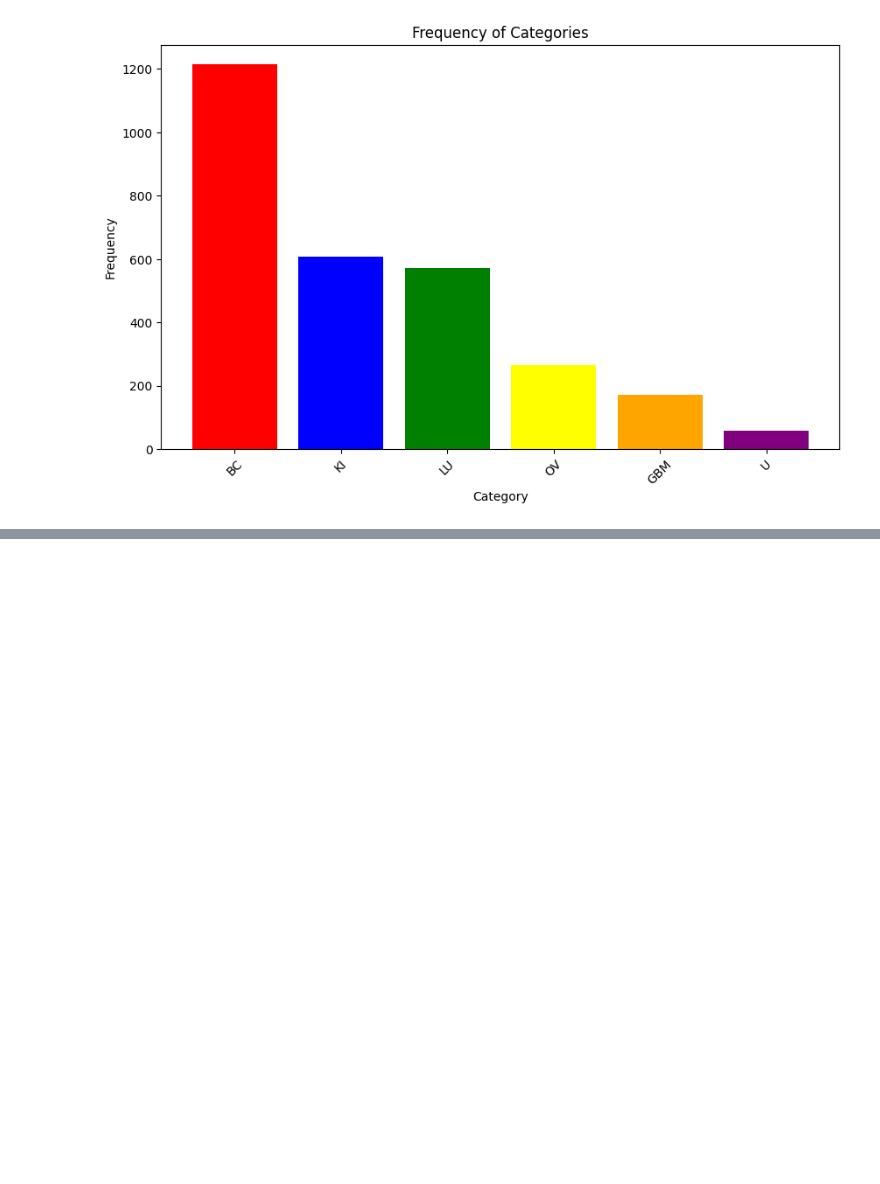
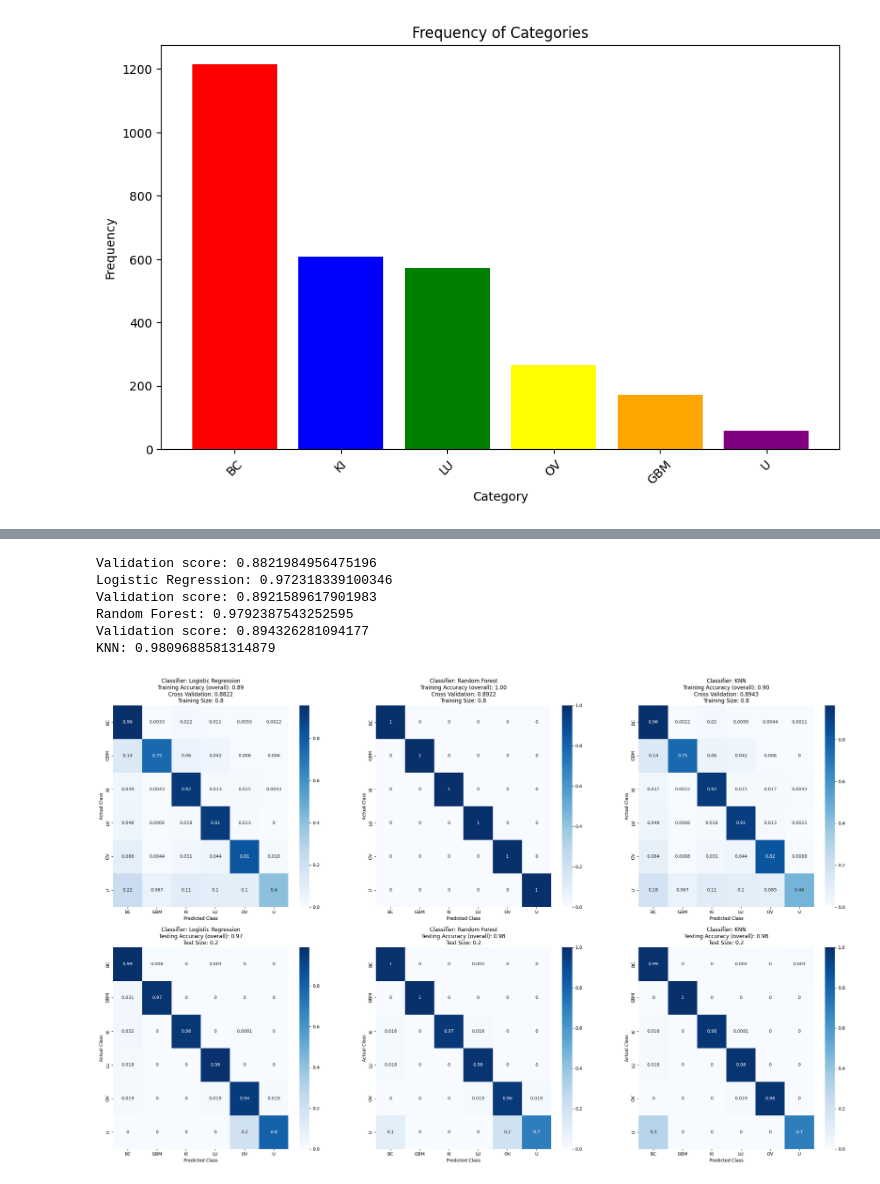
Before and after one commit to FelixJons/mve411-big-data-stats, a Jupyter notebook: assignment-1/per_class_notebook.ipynb, the cells around one changed output, grey strips where cells are left out. Cells and saved outputs as stored; diff of their text form; code cells hidden in the pictures; blank space fills up the shorter version.

```diff
--- a/assignment-1/per_class_notebook.ipynb
+++ b/assignment-1/per_class_notebook.ipynb
@@ -266,0 +266,61 @@ KNN: 0.9809688581314879
+# %%
+i = 0
+plt.figure(figsize=(30, 18))
+for name, clf in classifiers.items():
+    i += 1
+    X_train_copy = X_train.copy()
+    X_test_copy = X_test.copy()
+
+    if apply_anova:
+        anova = SelectKBest(f_classif, k=best_features[name][0])
+        X_train_copy = anova.fit_transform(X_train_copy, y_train)
+        X_test_copy = anova.transform(X_test_copy)
+
+    if apply_pca:
+        pca = PCA(n_components=best_components[name][0])
+        X_train_copy = pca.fit_transform(X_train_copy)
+        X_test_copy = pca.transform(X_test_copy)
+
+    ### Training Score###
+    cv_scores = cross_val_score(clf, X_train_copy, y_train, cv=kf)
+    clf.fit(X_train_copy, y_train)
+    y_pred_train = clf.predict(X_train_copy)
+    accuracy = accuracy_score(y_train, y_pred_train)
+    cm = confusion_matrix(y_train, y_pred_train, normalize="true")
+    class_labels = sorted(set(y_train))
+    print(f"Validation score: {np.mean(cv_scores)}")
+    plt.subplot(2, 3, i)
+    sns.heatmap(
+        cm, annot=True, cmap="Blues", xticklabels=class_labels, yticklabels=class_labels
+    )
+    plt.title(
+        f"Classifier: {name}\nTraining Accuracy (overall): {accuracy:.2f}\nCross Validation: {np.mean(cv_scores):.4f}\nTraining Size: {(1-test_set_size):.1f}"
+    )
+    plt.ylabel("Actual Class")
+    plt.xlabel("Predicted Class")
+
+    ### Test score ####
+    y_pred_test = clf.predict(X_test_copy)
+    accuracy = accuracy_score(y_test, y_pred_test)
+    cm = confusion_matrix(y_test, y_pred_test, normalize="true")
+    class_labels = sorted(set(y_test))
+    plt.subplot(2, 3, i+3)
+    sns.heatmap(
+        cm, annot=True, cmap="Blues", xticklabels=class_labels, yticklabels=class_labels
+    )
+    plt.title(
+        f"Classifier: {name}\nTesting Accuracy (overall): {accuracy:.2f}\nTest Size: {test_set_size}"
+    )
+    plt.ylabel("Actual Class")
+    plt.xlabel("Predicted Class")
+
+    print(f"{name}: {accuracy}")
+plt.show()
+# %% [output]
+Validation score: 0.8821984956475196
+Logistic Regression: 0.972318339100346
+Validation score: 0.8921589617901983
+Random Forest: 0.9792387543252595
+Validation score: 0.894326281094177
+KNN: 0.9809688581314879
+[figure, added]
```
Also changed, not shown: parts of 4 cells of this notebook.
